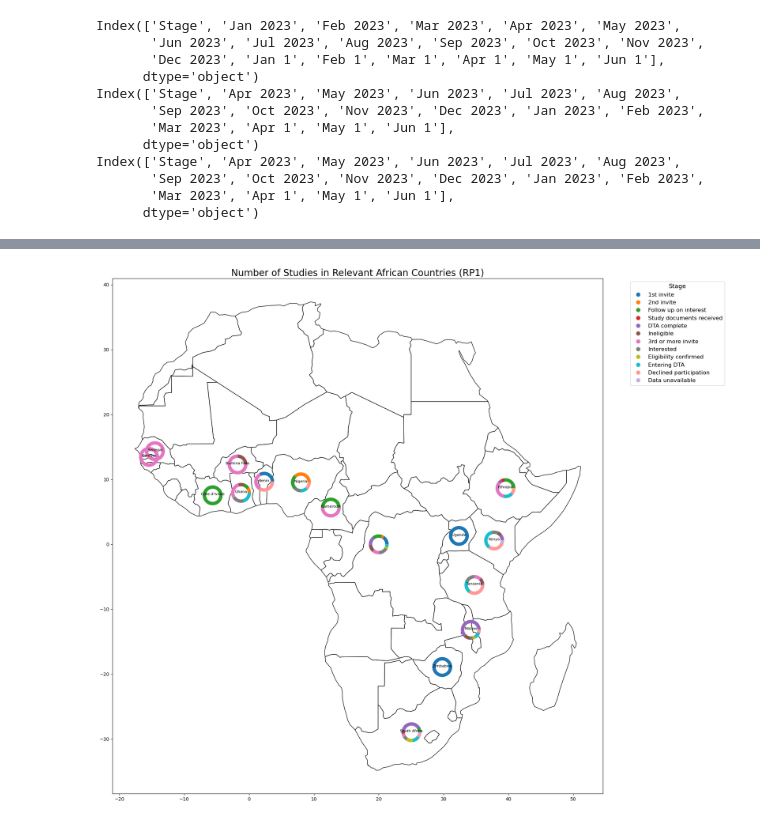
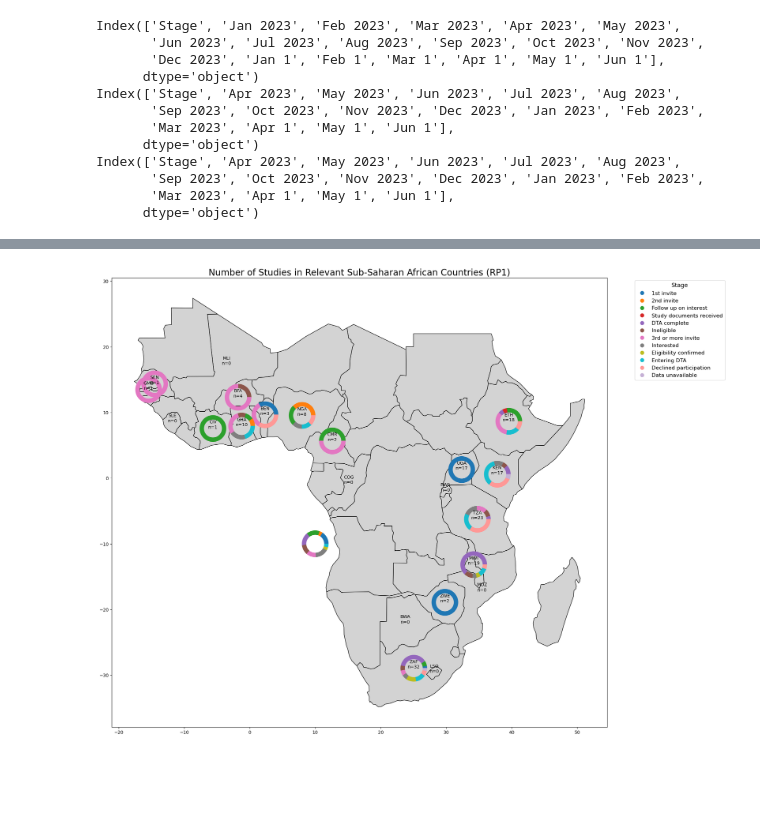
Before and after one commit to Logic06183/Heat_Project-1, a Jupyter notebook: RP2_report_0425.ipynb, the cells around one changed output, grey strips where cells are left out. Drawn from its saved outputs; the diff is of its cells as text; code cells hidden in the pictures; blank space fills up the shorter version.

```diff
--- a/RP2_report_0425.ipynb
+++ b/RP2_report_0425.ipynb
@@ -746,7 +745,7 @@ import pandas as pd
 import matplotlib.pyplot as plt
 
 # Load the data from the Excel file
-file_path = 'HEAT_Tables_0517_am.xlsx'
+file_path = 'Copy of HEAT_Tables_20.06.24_CPedits.xlsx'
 df_rp1_countries = pd.read_excel(file_path, sheet_name='RP1_Countries')
 
 # Define the color map and stage order
@@ -805,7 +804,7 @@ import pandas as pd
 import matplotlib.pyplot as plt
 
 # Load the data from the Excel file
-file_path = 'HEAT_Tables_0517_am.xlsx'
+file_path = 'Copy of HEAT_Tables_20.06.24_CPedits.xlsx'
 df_rp1_countries = pd.read_excel(file_path, sheet_name='RP1_Countries')
 
 # Define the color map and stage order
@@ -1001,7 +1000,7 @@ from matplotlib.patches import Wedge
 import geopandas as gpd
 
 # Load the data from the Excel file
-file_path = 'HEAT_Tables_0517_am.xlsx'
+file_path = 'Copy of HEAT_Tables_20.06.24_CPedits.xlsx'
 df_rp1_countries = pd.read_excel(file_path, sheet_name='RP1_Countries')
 
 # Define the color map and stage order
@@ -1043,8 +1042,52 @@ df_rp1_countries.loc['Multi-country'] = multi_country_row
 world = gpd.read_file(gpd.datasets.get_path('naturalearth_lowres'))
 africa = world[(world['continent'] == 'Africa') & (world['name'] != 'Antarctica')]
 
+# Adjust names for compatibility using ISO 3166-1 alpha-3 codes
+name_adjustments = {
+    "Benin": "BEN",
+    "Botswana": "BWA",
+    "Burkina Faso": "BFA",
+    "Cameroon": "CMR",
+    "Cote d'Ivoire": "CIV",
+    "Democratic Republic of the Congo": "COD",
+    "Congo": "COG",
+    "Eswatini": "SWZ",
+    "Ethiopia": "ETH",
+    "Gambia": "GMB",
+    "Ghana": "GHA",
+    "Ivory Coast": "CIV",
+    "Kenya": "KEN",
+    "Lesotho": "LSO",
+    "Malawi": "MWI",
+    "Mali": "MLI",
+    "Mozambique": "MOZ",
+    "Nigeria": "NGA",
+    "Rwanda": "RWA",
+    "Senegal": "SEN",
+    "Sierra Leone": "SLE",
+    "South Africa": "ZAF",
+    "Tanzania": "TZA",
+    "Uganda": "UGA",
+    "Zimbabwe": "ZWE",
+    "Multi-country": "Multi-country"
+}
+
+df_rp1_countries.rename(index=name_adjustments, inplace=True)
+
+# Subset the map to Sub-Saharan Africa
+sub_saharan_countries = [
+    "AGO", "BEN", "BWA", "BFA", "BDI", "CPV", "CMR",
+    "CAF", "TCD", "COM", "COG", "CIV", "DJI",
+    "GNQ", "ERI", "SWZ", "ETH", "GAB", "GMB", "GHA",
+    "GIN", "GNB", "KEN", "LSO", "LBR", "MDG", "MWI", "MLI",
+    "MRT", "MUS", "MOZ", "NAM", "NER", "NGA", "RWA", "STP",
+    "SEN", "SYC", "SLE", "SOM", "ZAF", "SSD", "SDN",
+    "TZA", "TGO", "UGA", "ZMB", "ZWE", "COD"
+]
+sub_saharan_africa = africa[africa['iso_a3'].isin(sub_saharan_countries)]
+
 # Define a function to plot a donut chart
-def plot_donut(ax, data, pos, size=0.8):
+def plot_donut(ax, data, pos, size=1.0):
     total = sum(data.values())
     if total == 0:
         return  # Skip if there is no data
@@ -1057,24 +1100,24 @@ def plot_donut(ax, data, pos, size=0.8):
             wedge = Wedge(pos, size, angles[i], angles[i+1], width=size*0.3, color=color_map[stage])
             ax.add_patch(wedge)
 
-# Plot the map of Africa
+# Plot the map of Sub-Saharan Africa
 fig, ax = plt.subplots(figsize=(20, 20))
-africa.plot(ax=ax, color='white', edgecolor='black')
+sub_saharan_africa.plot(ax=ax, color='lightgrey', edgecolor='black')
 
-# Plot donut charts for each country
+# Plot donut charts for each country and add labels
 for country in df_rp1_countries.index:
-    if country in africa['name'].values:
+    if country in sub_saharan_africa['iso_a3'].values:
         country_data = df_rp1_countries.loc[country, stage_order].to_dict()
-        country_geom = africa[africa['name'] == country].geometry.centroid
-        plot_donut(ax, country_data, (country_geom.x.values[0], country_geom.y.values[0]), size=1.5)
-        ax.text(country_geom.x.values[0], country_geom.y.values[0], country, fontsize=8, ha='center')
+        country_geom = sub_saharan_africa[sub_saharan_africa['iso_a3'] == country].geometry.centroid
+        plot_donut(ax, country_data, (country_geom.x.values[0], country_geom.y.values[0]), size=2)
+        ax.text(country_geom.x.values[0], country_geom.y.values[0], f"{country}\nn={int(sum(country_data.values()))}", fontsize=10, ha='center')
 
 # Plot the donut chart for Multi-country
 multi_country_data = df_rp1_countries.loc['Multi-country', stage_order].to_dict()
-plot_donut(ax, multi_country_data, (20, 0), size=1.5)  # Example coordinates
+plot_donut(ax, multi_country_data, (10, -10), size=2)  # Coordinates to place it outside the map
 
 # Add title and legend
-plt.title('Number of Studies in Relevant African Countries (RP1)', fontsize=20)
+plt.title('Number of Studies in Relevant Sub-Saharan African Countries (RP1)', fontsize=20)
 
 # Create custom legend
 handles = [plt.Line2D([0], [0], marker='o', color='w', markerfacecolor=color_map[stage], markersize=10) for stage in stage_order]
@@ -1103,4 +1146,4 @@ Geometry is in a geographic CRS. Results from 'centroid' are likely incorrect. U
-[figure, old version]
+[figure, new version]
 # %%
 import pandas as pd
 import matplotlib.pyplot as plt
```
Also changed, not shown: parts of 16 cells of this notebook, 1 other file.
